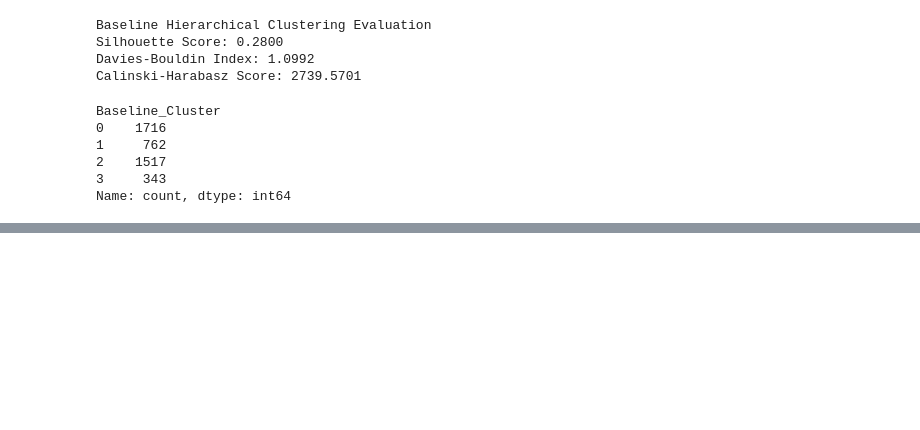
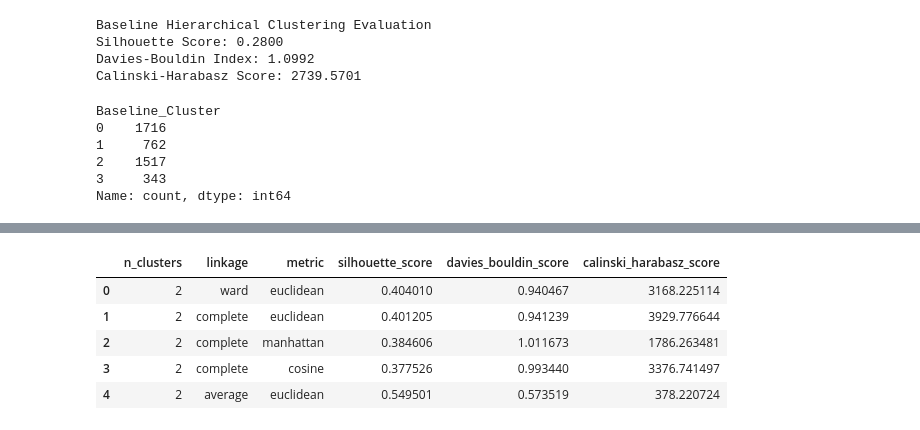
Before and after one commit to greeshavaishnavi09/E-Commerce_Customer_Segmentation, a Jupyter notebook: research/06_hierarchical_clustering.ipynb, the cells around one changed output, grey strips where cells are left out. Cells and saved outputs as stored; diff of their text form; code cells hidden in the pictures; blank space fills up the shorter version.

```diff
--- a/research/06_hierarchical_clustering.ipynb
+++ b/research/06_hierarchical_clustering.ipynb
@@ -222,0 +423,15 @@ Name: count, dtype: int64
+# %%
+# Create tuning results DataFrame
+
+tuning_results_df = pd.DataFrame(
+    tuning_results
+)
+
+tuning_results_df.head()
+# %% [output]
+|  | n_clusters | linkage | metric | silhouette_score | davies_bouldin_score | calinski_harabasz_score |
+| 0 | 2 | ward | euclidean | 0.404010 | 0.940467 | 3168.225114 |
+| 1 | 2 | complete | euclidean | 0.401205 | 0.941239 | 3929.776644 |
+| 2 | 2 | complete | manhattan | 0.384606 | 1.011673 | 1786.263481 |
+| 3 | 2 | complete | cosine | 0.377526 | 0.993440 | 3376.741497 |
+| 4 | 2 | average | euclidean | 0.549501 | 0.573519 | 378.220724 |
```
Also changed, not shown: parts of 30 cells of this notebook.
